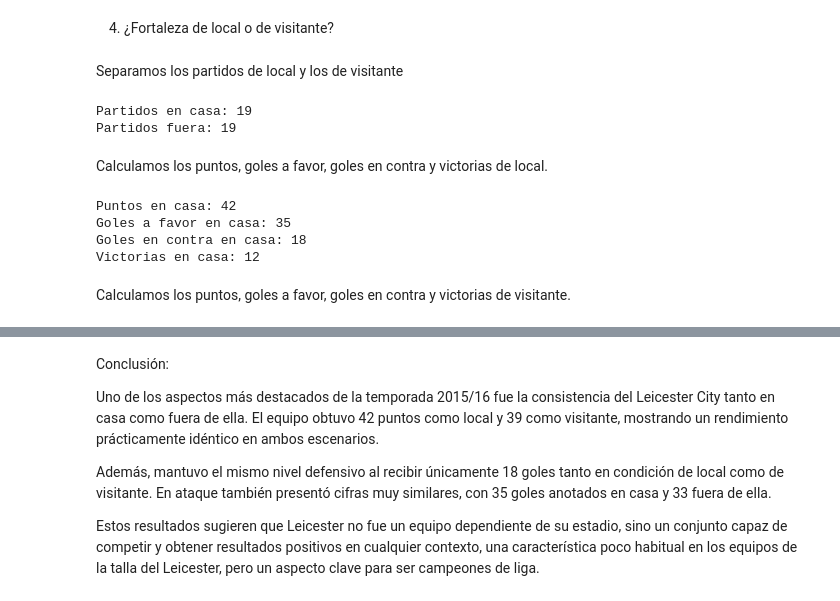
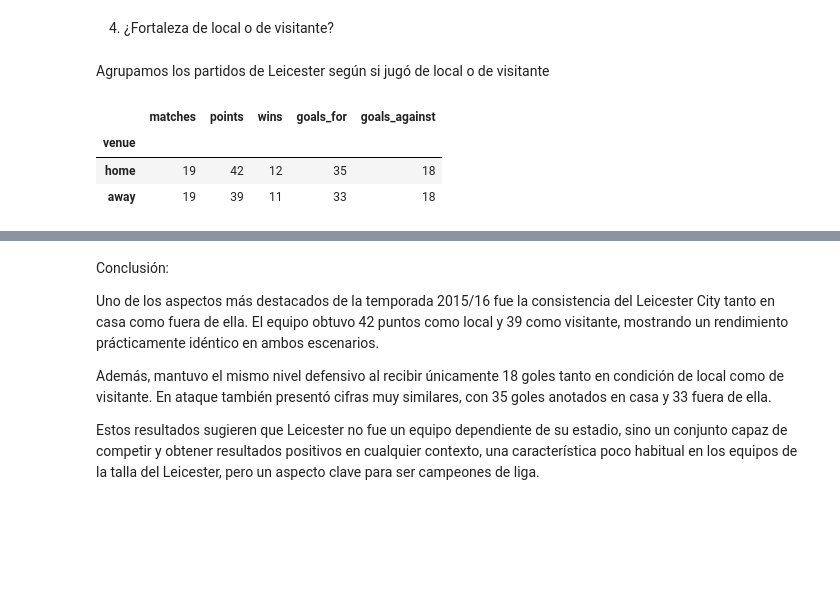
Before and after one commit to FrancoJarc/leicester-city-2015-16, a Jupyter notebook: notebooks/analysis.ipynb, the cells around one changed output, grey strips where cells are left out. Cells and saved outputs as stored; diff of their text form; code cells hidden in the pictures; blank space fills up the shorter version.

```diff
--- a/notebooks/analysis.ipynb
+++ b/notebooks/analysis.ipynb
@@ -278,18 +312,0 @@ Goles a favor y en contra
-# %%
-def calcular_goles_favor(row):
-    if row["home_team"] == "Leicester":
-        return row["home_goals"]
-    else:
-        return row["away_goals"]
-
-def calcular_goles_contra(row):
-    if row["home_team"] == "Leicester":
-        return row["away_goals"]
-    else:
-        return row["home_goals"]
-
-leicester["goals_for"] = leicester.apply(calcular_goles_favor, axis=1)
-leicester["goals_against"] = leicester.apply(calcular_goles_contra, axis=1)
-
-print("Goles a favor:", leicester["goals_for"].sum())
-print("Goles en contra:", leicester["goals_against"].sum())
@@ -471,51 +442,21 @@ Además, el dato más diferencial fue su capacidad para evitar derrotas: perdió
 # %% [markdown]
 4. ¿Fortaleza de local o de visitante?
 # %% [markdown]
-Separamos los partidos de local y los de visitante
+Agrupamos los partidos de Leicester según si jugó de local o de visitante
 # %%
-home_matches = leicester[
-    leicester["home_team"] == "Leicester"
-].copy()
+venue_stats = leicester.groupby("venue").agg(
+    matches=("points", "size"),
+    points=("points", "sum"),
+    wins=("result", lambda r: count_results(r, "Win")),
+    goals_for=("goals_for", "sum"),
+    goals_against=("goals_against", "sum")
+)
 
-away_matches = leicester[
-    leicester["away_team"] == "Leicester"
-].copy()
+venue_stats = venue_stats.loc[["home", "away"]]
+
+venue_stats
+# %% [output]
+|  | matches | points | wins | goals_for | goals_against |
+| venue |  |  |  |  |  |
+| home | 19 | 42 | 12 | 35 | 18 |
+| away | 19 | 39 | 11 | 33 | 18 |
-# %%
-print("Partidos en casa:", len(home_matches))
-print("Partidos fuera:", len(away_matches))
-# %% [output]
-Partidos en casa: 19
-Partidos fuera: 19
-# %% [markdown]
-Calculamos los puntos, goles a favor, goles en contra y victorias de local.
-# %%
-home_points = 0
-
-for _, row in home_matches.iterrows():
-
-    if row["full_time_result"] == "H":
-        home_points += 3
-
-    elif row["full_time_result"] == "D":
-        home_points += 1
-
-print("Puntos en casa:", home_points)
-
-home_goals_for = home_matches["home_goals"].sum()
-home_goals_against = home_matches["away_goals"].sum()
-
-print("Goles a favor en casa:", home_goals_for)
-print("Goles en contra en casa:", home_goals_against)
-
-home_wins = (
-    home_matches["full_time_result"] == "H"
-).sum()
-
-print("Victorias en casa:", home_wins)
-# %% [output]
-Puntos en casa: 42
-Goles a favor en casa: 35
-Goles en contra en casa: 18
-Victorias en casa: 12
-# %% [markdown]
-Calculamos los puntos, goles a favor, goles en contra y victorias de visitante.
```
Also changed, not shown: parts of 32 cells of this notebook.
